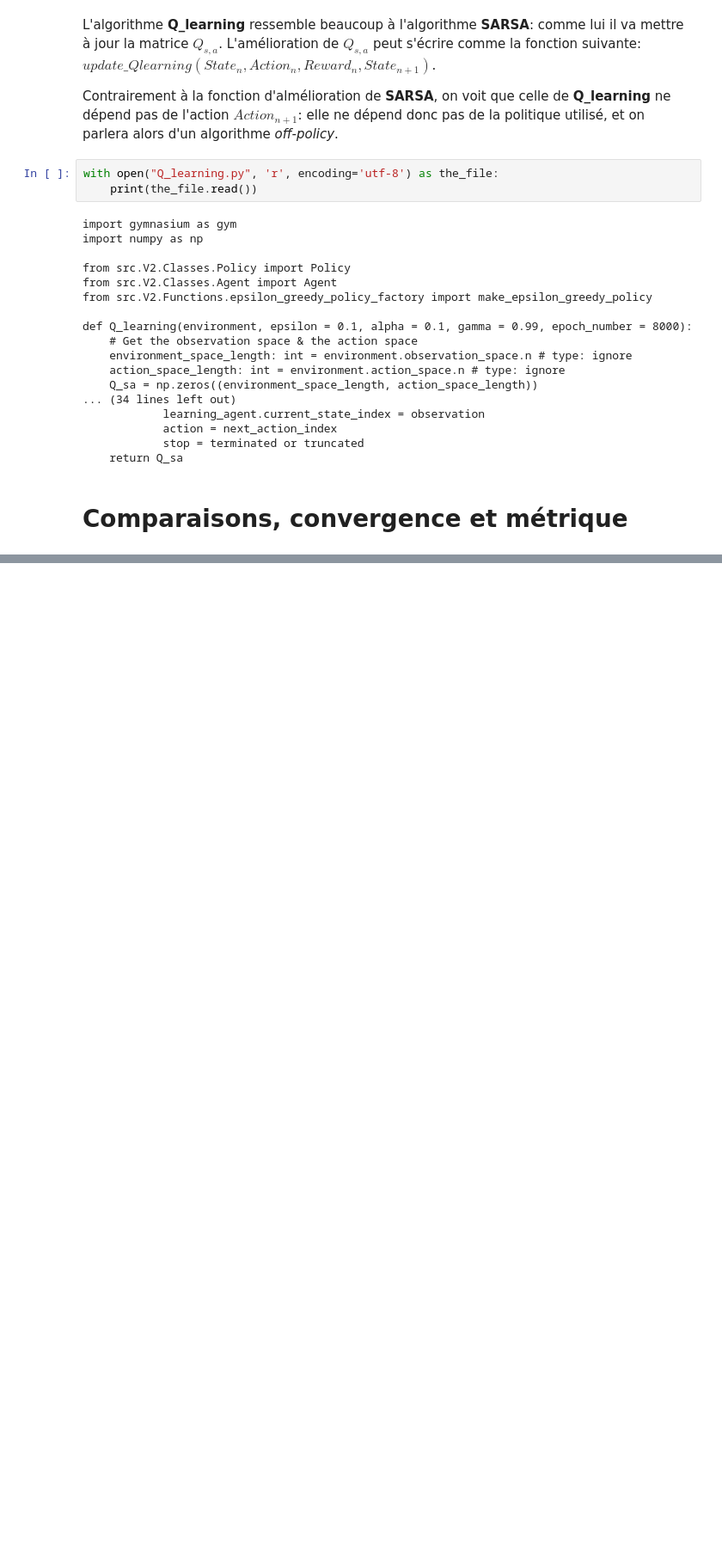
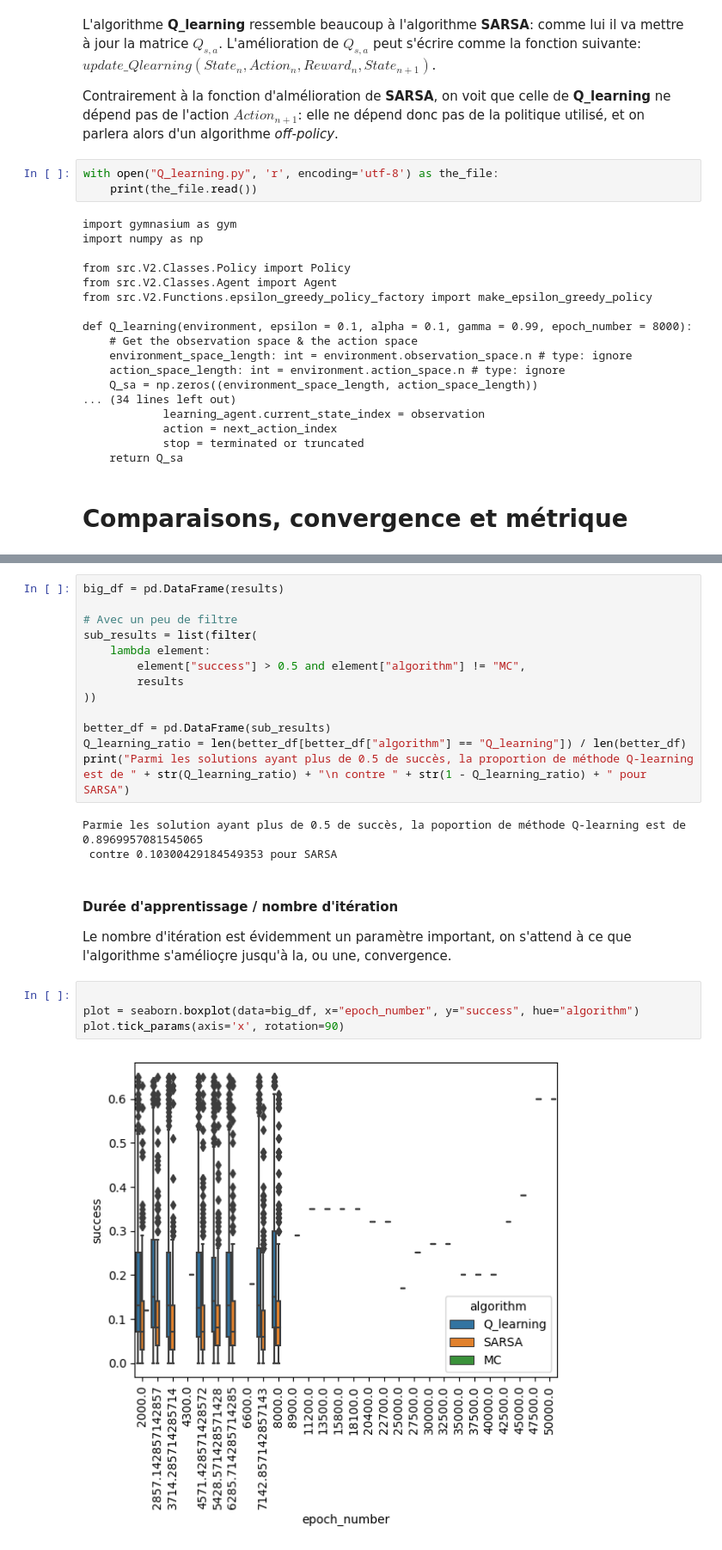
Before and after one commit to guilhemheinrich/Frozen-Lake-rl-tutorial, a Jupyter notebook: Frozen_Lake_comparatif.ipynb, the cells around one changed output, grey strips where cells are left out. Shown at 86% size. Saved outputs shown, nothing was run; the diff lists cells and outputs as text; blank space fills up the shorter version.

```diff
--- a/Frozen_Lake_comparatif.ipynb
+++ b/Frozen_Lake_comparatif.ipynb
@@ -118,0 +230,26 @@ Pour essayer de me faire une idée du comportement de chaque algorithme en fonct
+# %%
+big_df = pd.DataFrame(results)
+
+# Avec un peu de filtre
+sub_results = list(filter(
+    lambda element:
+        element["success"] > 0.5 and element["algorithm"] != "MC",
+        results
+))
+
+better_df = pd.DataFrame(sub_results)
+Q_learning_ratio = len(better_df[better_df["algorithm"] == "Q_learning"]) / len(better_df)
+print("Parmi les solutions ayant plus de 0.5 de succès, la proportion de méthode Q-learning est de " + str(Q_learning_ratio) + "\n contre " + str(1 - Q_learning_ratio) + " pour SARSA")
+# %% [output]
+Parmie les solution ayant plus de 0.5 de succès, la poportion de méthode Q-learning est de 0.8969957081545065
+ contre 0.10300429184549353 pour SARSA
+# %% [markdown]
+#### Durée d'apprentissage / nombre d'itération
+
+Le nombre d'itération est évidemment un paramètre important, on s'attend à ce que l'algorithme s'amélioçre jusqu'à la, ou une, convergence.
+# %%
+
+plot = seaborn.boxplot(data=big_df, x="epoch_number", y="success", hue="algorithm")
+plot.tick_params(axis='x', rotation=90)
+# %% [output]
+[figure, added]
```
Also changed, not shown: parts of 18 cells of this notebook, 1 other file.
